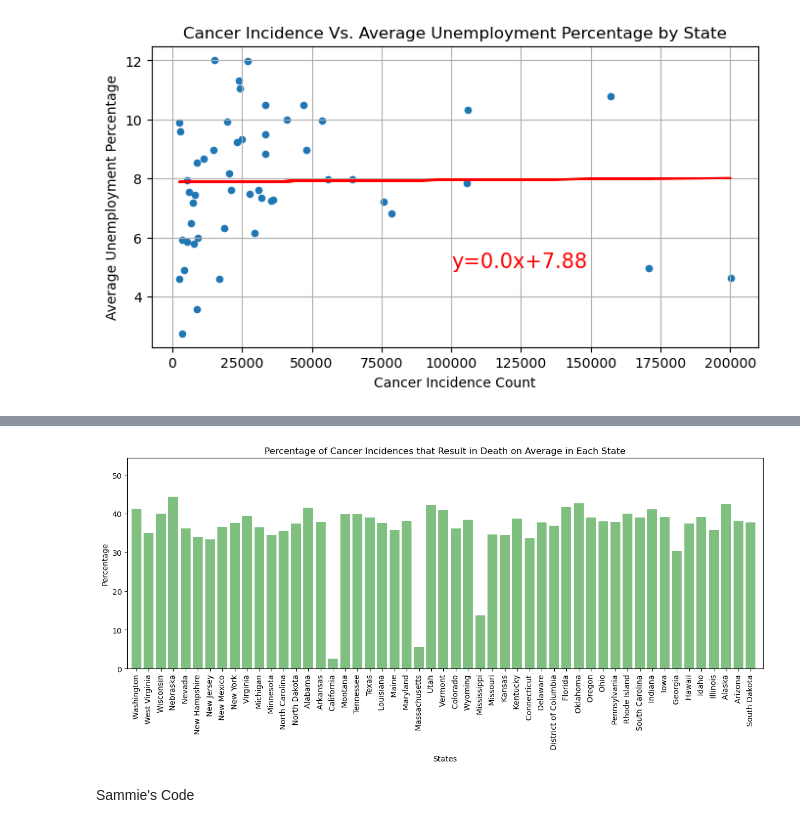
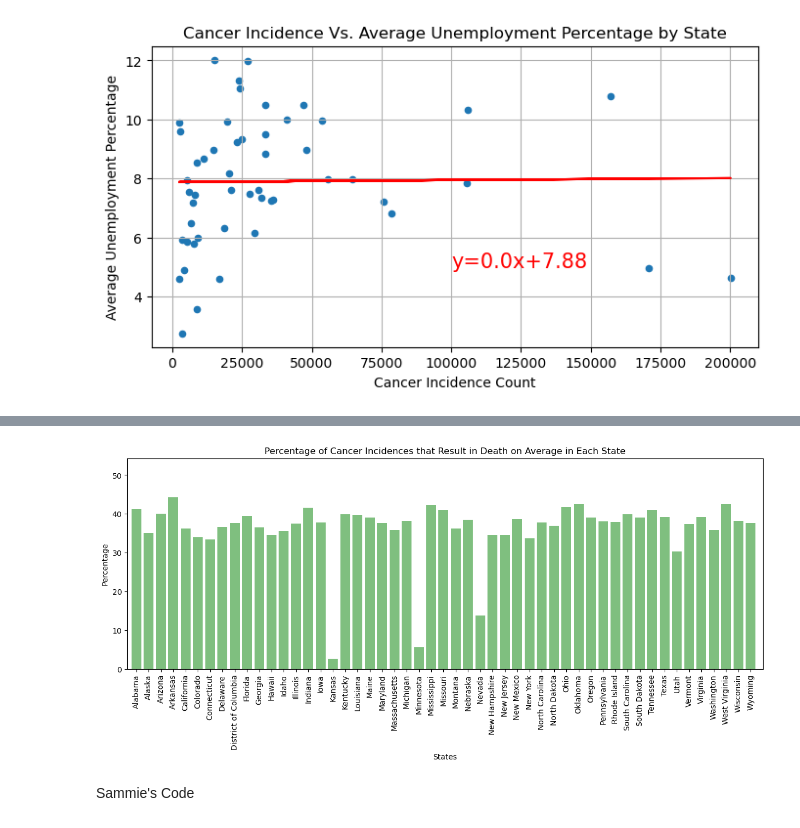
Before and after one commit to Chemistasaurus/Project-1, a Jupyter notebook: Cancer_Death_File.ipynb, the cells around one changed output, grey strips where cells are left out. Drawn from its saved outputs; the diff is of its cells as text; code cells hidden in the pictures.

```diff
--- a/Cancer_Death_File.ipynb
+++ b/Cancer_Death_File.ipynb
@@ -109,19 +147,21 @@ grouped_cancer_df['Percentages'] = (grouped_cancer_df['Average Death Totals per
+# %%
+state_names=["Alabama","Alaska","Arizona","Arkansas","California","Colorado","Connecticut","Delaware","District of Columbia","Florida","Georgia","Hawaii","Idaho","Illinois","Indiana","Iowa","Kansas","Kentucky","Louisiana","Maine","Maryland","Massachusetts","Michigan","Minnesota","Mississippi","Missouri","Montana","Nebraska","Nevada","New Hampshire","New Jersey","New Mexico","New York","North Carolina","North Dakota","Ohio","Oklahoma","Oregon","Pennsylvania","Rhode Island","South Carolina","South Dakota","Tennessee","Texas","Utah","Vermont","Virginia","Washington","West Virginia","Wisconsin","Wyoming"]
 # %%
 #Create a bar graph showing the percentages of cancer incidences that result in death by state.
 x_axis = np.arange(len(grouped_cancer_df))
 tick_locations = [value for value in x_axis]
 plt.figure(figsize=(15,5))
 plt.bar(x_axis,grouped_cancer_df["Percentages"], color='g', alpha=0.5, align="center")
-plt.xticks(tick_locations,new_df["State"], rotation="vertical")
+plt.xticks(tick_locations,state_names, rotation="vertical")
 plt.xlim(-0.75, len(x_axis))
 plt.ylim(0, max(grouped_cancer_df["Percentages"])+10)
 plt.title("Percentage of Cancer Incidences that Result in Death on Average in Each State")
 plt.xlabel("States")
 plt.ylabel("Percentage")
 plt.savefig("Images/State_Cancer.png")
 plt.show()
 # %% [output]
-[figure, old version]
+[figure, new version]
 # %% [markdown]
 Sammie's Code
 # %%
```
Also changed, not shown: parts of 4 cells of this notebook, 1 other file.
